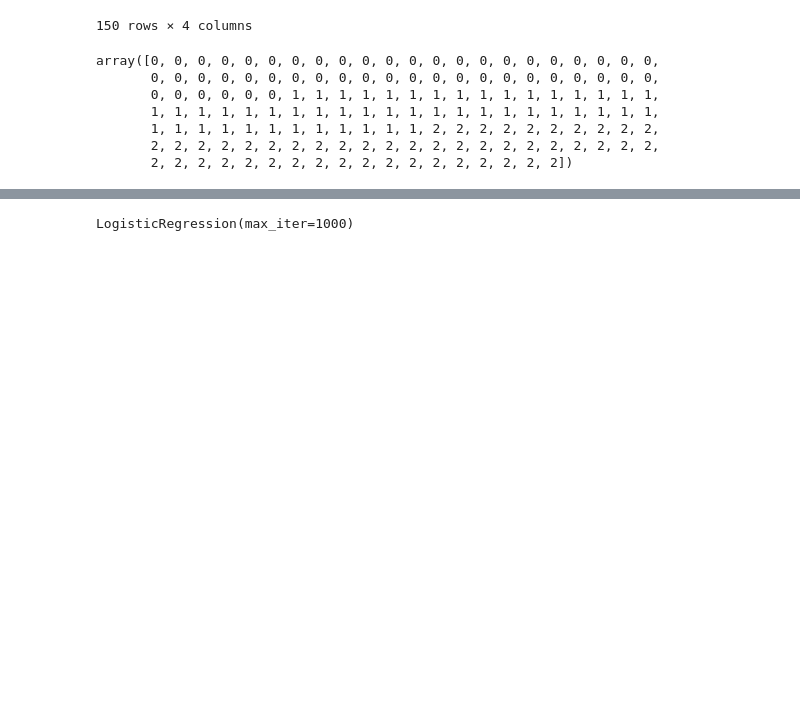
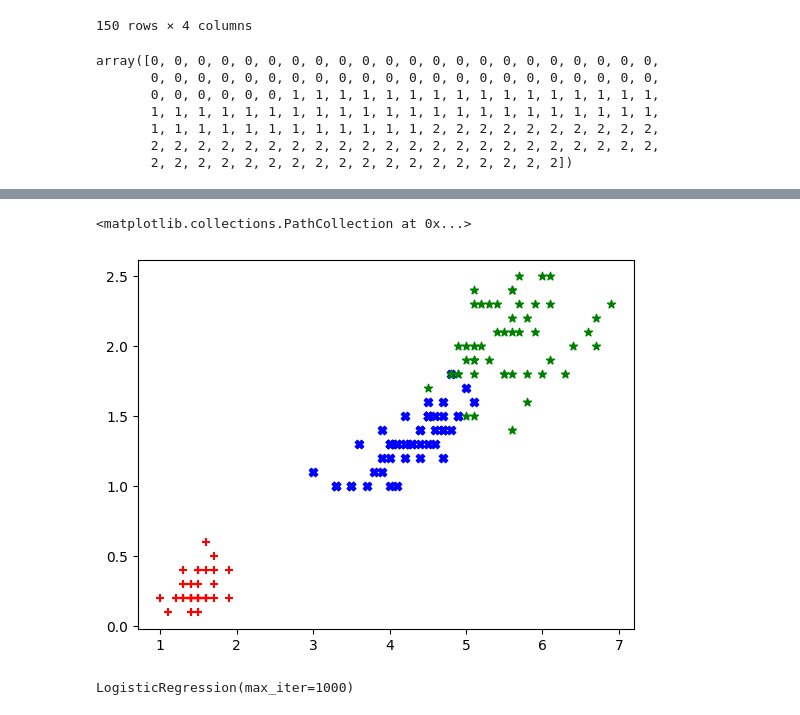
Before and after one commit to happyvignesh/ML_Exercises, a Jupyter notebook: JNB/6_LR_multi_class.ipynb, the cells around one changed output, grey strips where cells are left out. Drawn from its saved outputs; the diff is of its cells as text; code cells hidden in the pictures; blank space fills up the shorter version.

```diff
--- a/JNB/6_LR_multi_class.ipynb
+++ b/JNB/6_LR_multi_class.ipynb
@@ -66,3 +84,10 @@ array([0, 0, 0, 0, 0, 0, 0, 0, 0, 0, 0, 0, 0, 0, 0, 0, 0, 0, 0, 0, 0, 0,
+# %%
+plt.scatter(iris_df1.petal_length,iris_df1.petal_width,marker='+',color='red')
+plt.scatter(iris_df2.petal_length,iris_df2.petal_width,marker='X',color='blue')
+plt.scatter(iris_df3.petal_length,iris_df3.petal_width,marker='*',color='green')
+# %% [output]
+<matplotlib.collections.PathCollection at 0x...>
+[figure, added]
 # %%
 from sklearn.linear_model import LogisticRegression
 model = LogisticRegression()
```
Also changed, not shown: parts of 9 cells of this notebook, 3 other files.
